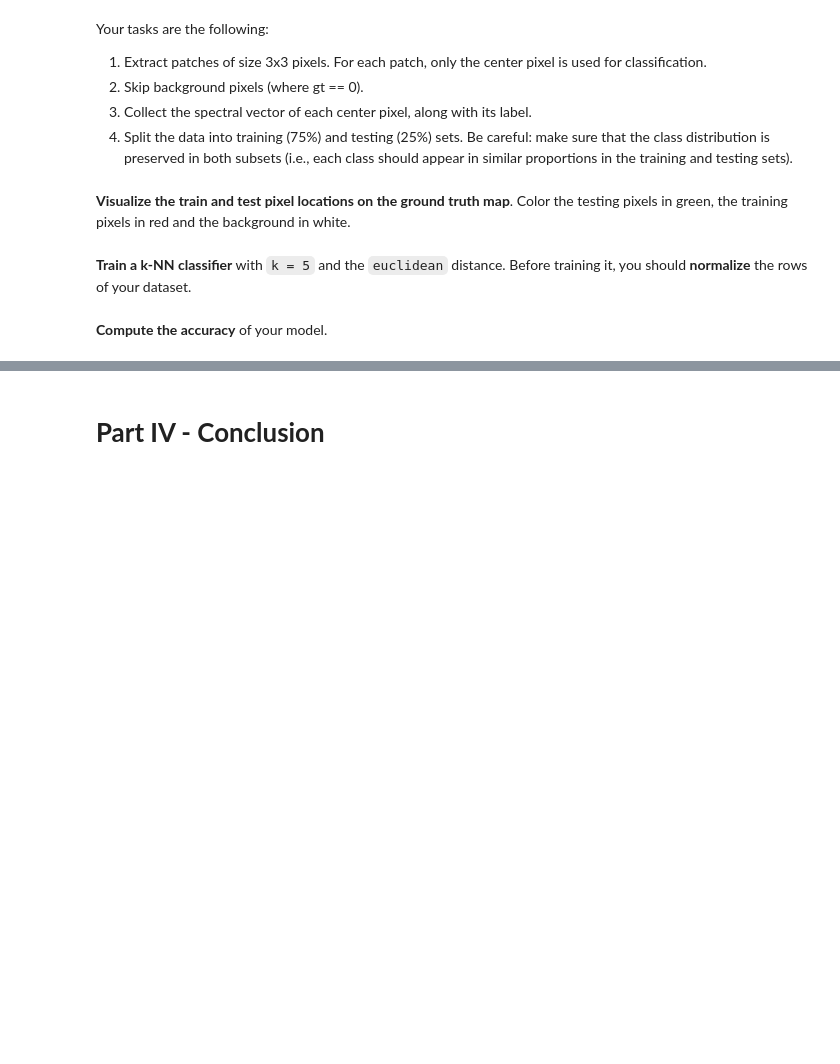
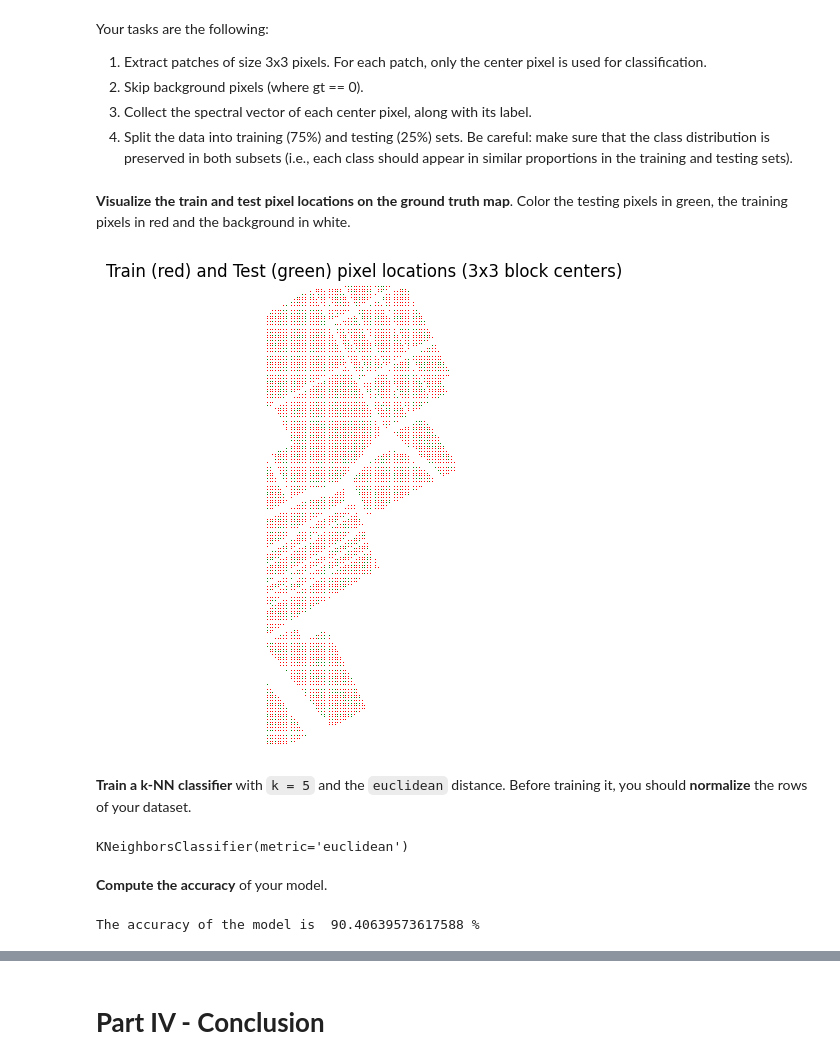
Before and after one commit to Johnny-prog270/Hackaton, a Jupyter notebook: hackathon_etudiant.ipynb, the cells around one changed output, grey strips where cells are left out. Saved outputs shown, nothing was run; the diff lists cells and outputs as text; code cells hidden in the pictures; blank space fills up the shorter version.

```diff
--- a/hackathon_etudiant.ipynb
+++ b/hackathon_etudiant.ipynb
@@ -708,18 +822,48 @@ X_test, y_test = ...
 **Visualize the train and test pixel locations on the ground truth map**. Color the testing pixels in green, the training pixels in red and the background in white.
 # %%
 # TO DO: visualize the train/test pixel coordinates
-...
+# Carte de visualisation initialisée à 0 (background)
+vis_map = np.zeros((H, W)) #dtype=np.uint8) apparemment on économise de la mémoire avec ça
+
+# On place les pixels d'entraînement (1) et de test (2)
+for (i, j) in coords_train:
+    vis_map[i, j] = 1
+
+for (i, j) in coords_test:
+    vis_map[i, j] = 2
+
+cmap = mcolors.ListedColormap(['white', 'red', 'green'])
+
+plt.figure(figsize=(6, 6))
+plt.imshow(vis_map, cmap=cmap, interpolation='nearest')
+plt.title('Train (red) and Test (green) pixel locations (3x3 block centers)')
+plt.axis('off')
+plt.show()
+# %% [output]
+[figure, added]
 # %% [markdown]
 **Train a k-NN classifier** with `k = 5` and the `euclidean` distance. Before training it, you should **normalize** the rows of your dataset.
 # %%
 # TO DO: normalize the rows of your dataset, and train a k-NN classifier on the training set
-...
+# Normalisation L2 des vecteurs spectraux
+X_train_normalized = normalize(X_train, norm='l2')
+X_test_normalized  = normalize(X_test, norm='l2')
+
+# k-NN avec k=5 et distance euclidienne
+clf = KNeighborsClassifier(n_neighbors=5, metric='euclidean')
+clf.fit(X_train_normalized, y_train)
+# %% [output]
+KNeighborsClassifier(metric='euclidean')
 # %% [markdown]
 **Compute the accuracy** of your model.
 # %%
 # TO DO: compute the accuracy of the classifier
-accuracy = ...
+y_pred = clf.predict(X_test_normalized)
+accuracy = accuracy_score(y_test, y_pred) * 100
+
 print("The accuracy of the model is ", accuracy, "%")
+# %% [output]
+The accuracy of the model is  90.40639573617588 %
 # %% [markdown]
 <div class="alert alert-info">
 <b>[QUESTION 10] Block-based sampling</b>  <br>
```
Also changed, not shown: parts of 11 cells of this notebook.
